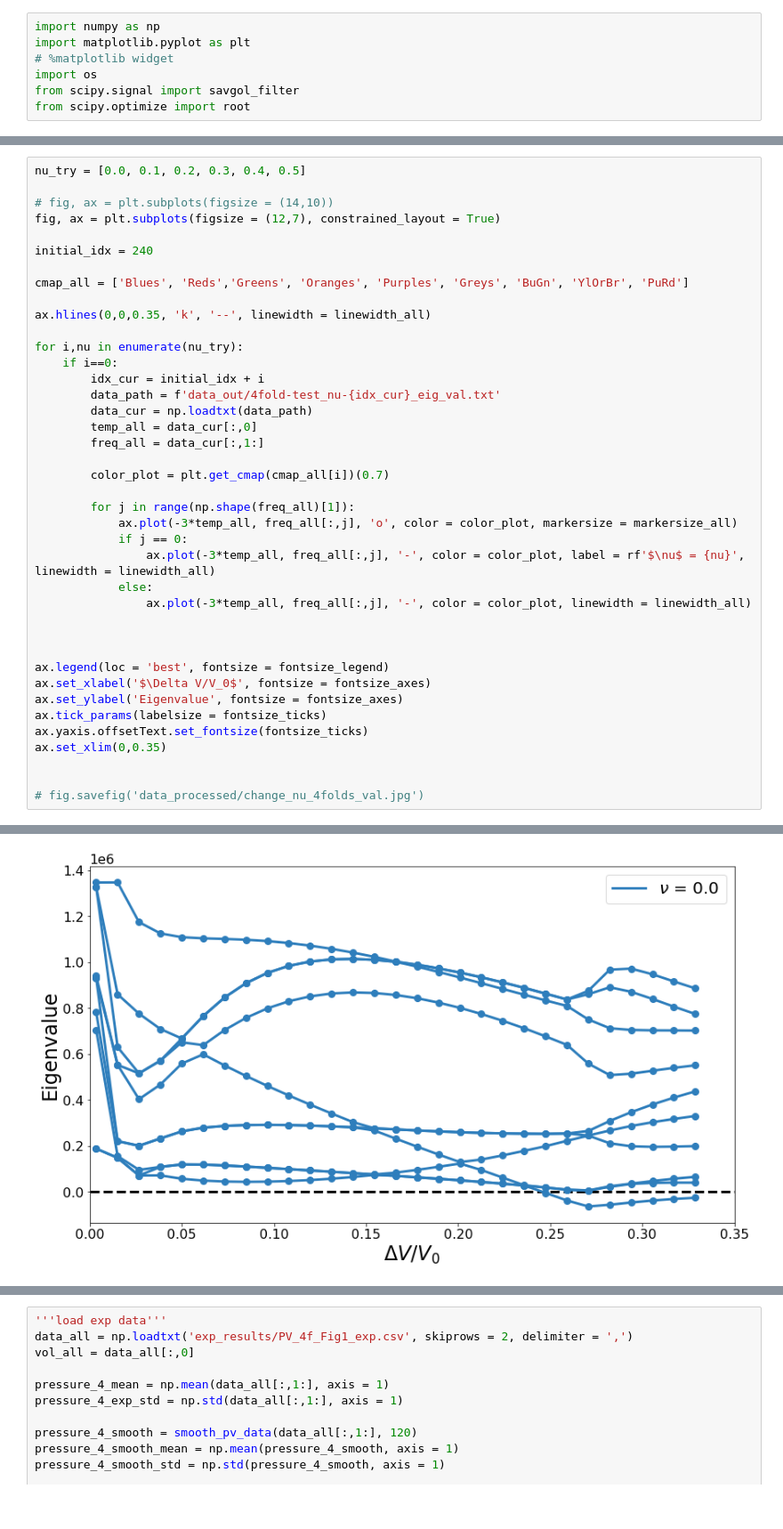
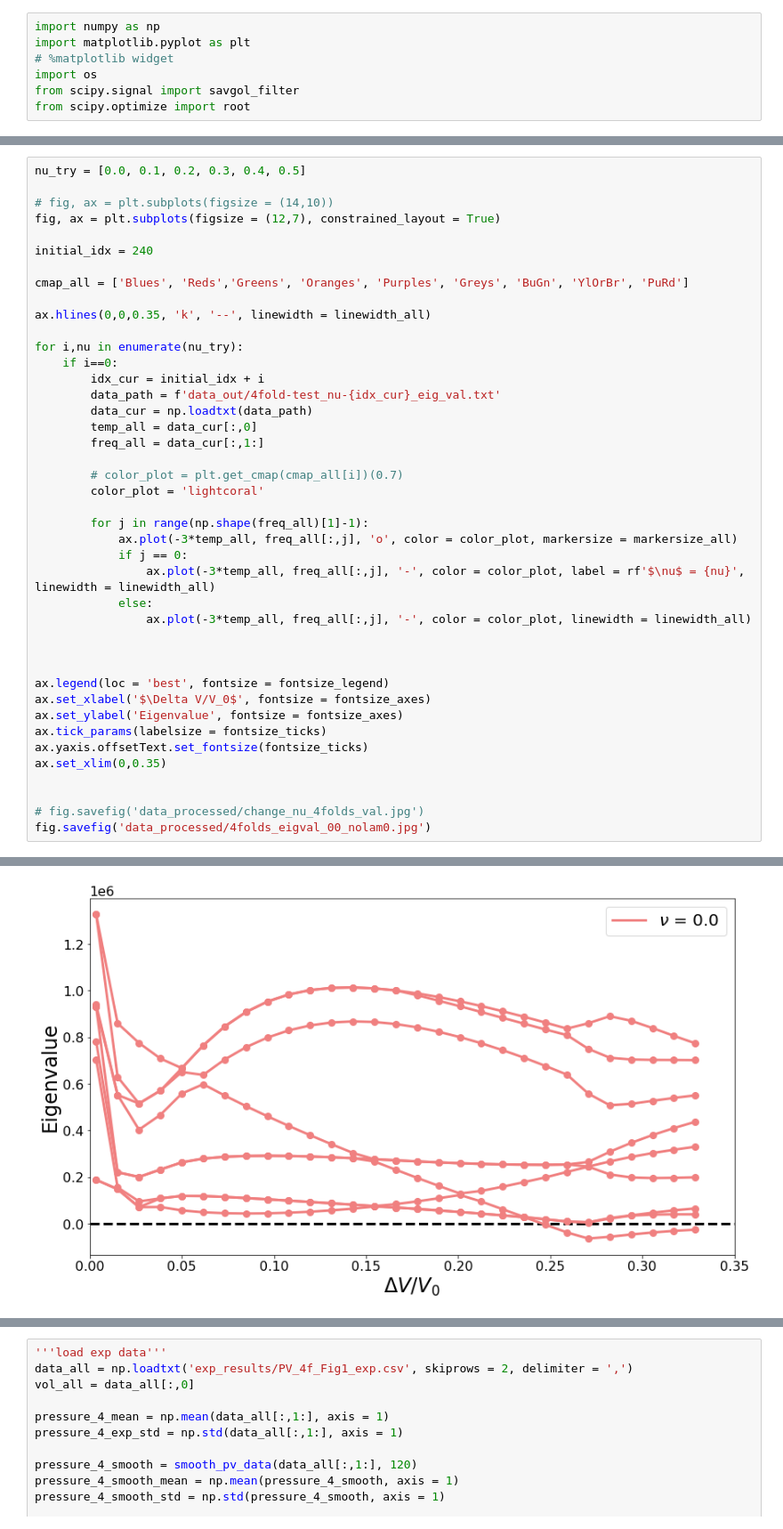
Before and after one commit to bertoldi-collab/buckling-cylinders, a Jupyter notebook: figure_making.ipynb, the cells around one changed output, grey strips where cells are left out. Shown at 89% size. Drawn from its saved outputs; the diff is of its cells as text.

```diff
--- a/figure_making.ipynb
+++ b/figure_making.ipynb
@@ -31,9 +45,10 @@ for i,nu in enumerate(nu_try):
         temp_all = data_cur[:,0]
         freq_all = data_cur[:,1:]
 
-        color_plot = plt.get_cmap(cmap_all[i])(0.7)
+        # color_plot = plt.get_cmap(cmap_all[i])(0.7)
+        color_plot = 'lightcoral'
 
-        for j in range(np.shape(freq_all)[1]):
+        for j in range(np.shape(freq_all)[1]-1):
             ax.plot(-3*temp_all, freq_all[:,j], 'o', color = color_plot, markersize = markersize_all)
             if j == 0:
                 ax.plot(-3*temp_all, freq_all[:,j], '-', color = color_plot, label = rf'$\nu$ = {nu}', linewidth = linewidth_all)
@@ -51,4 +66,5 @@ ax.set_xlim(0,0.35)
 
 
 # fig.savefig('data_processed/change_nu_4folds_val.jpg')
+fig.savefig('data_processed/4folds_eigval_00_nolam0.jpg')
 # %% [output]
@@ -56 +71 @@ ax.set_xlim(0,0.35)
-[figure, old version]
+[figure, new version]
```
Also changed, not shown: parts of 11 cells of this notebook, 12 other files.
